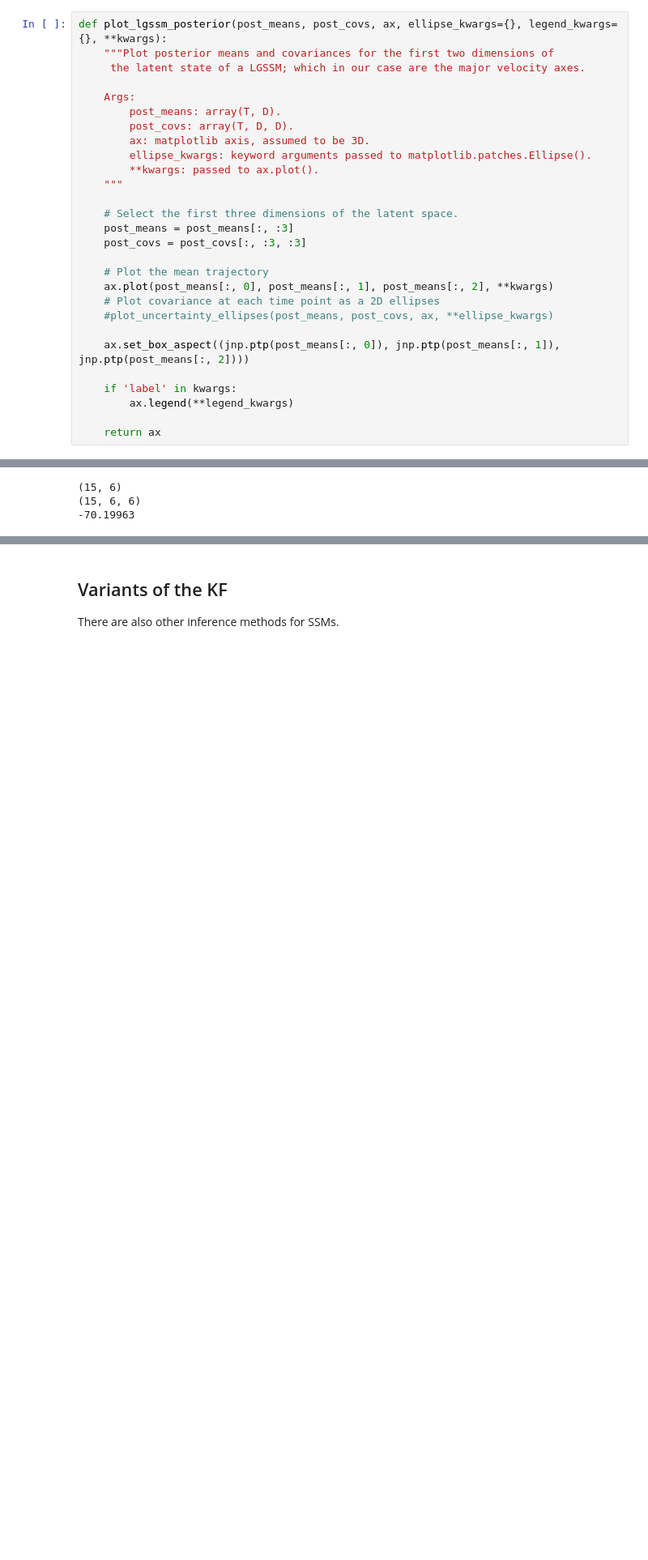
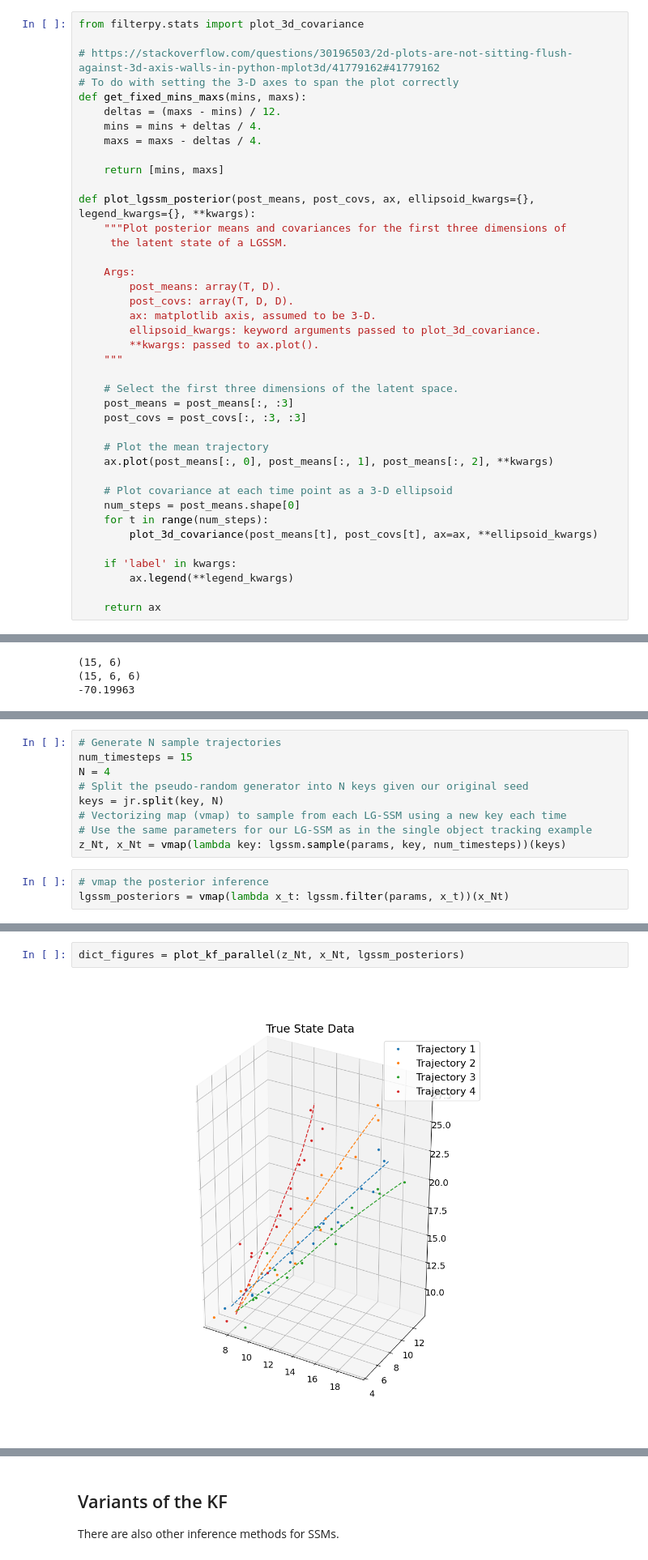
Before and after one commit to mazrk7/machine_learning_resources, a Jupyter notebook: notebooks/dynamic_bayes_nets/kalman_filter.ipynb, the cells around one changed output, grey strips where cells are left out. Shown at 81% size. Saved outputs shown, nothing was run; the diff lists cells and outputs as text; blank space fills up the shorter version.

Commit message:
Adding KF multi-object tracking code

```diff
--- a/notebooks/dynamic_bayes_nets/kalman_filter.ipynb
+++ b/notebooks/dynamic_bayes_nets/kalman_filter.ipynb
@@ -296,13 +296,24 @@ The following is a utility function taken from the 2-D object tracking example p
 # %%
-def plot_lgssm_posterior(post_means, post_covs, ax, ellipse_kwargs={}, legend_kwargs={}, **kwargs):
-    """Plot posterior means and covariances for the first two dimensions of
-     the latent state of a LGSSM; which in our case are the major velocity axes.
+from filterpy.stats import plot_3d_covariance
+
+# https://stackoverflow.com/questions/30196503/2d-plots-are-not-sitting-flush-against-3d-axis-walls-in-python-mplot3d/41779162#41779162
+# To do with setting the 3-D axes to span the plot correctly
+def get_fixed_mins_maxs(mins, maxs):
+    deltas = (maxs - mins) / 12.
+    mins = mins + deltas / 4.
+    maxs = maxs - deltas / 4.
+
+    return [mins, maxs]
+
+def plot_lgssm_posterior(post_means, post_covs, ax, ellipsoid_kwargs={}, legend_kwargs={}, **kwargs):
+    """Plot posterior means and covariances for the first three dimensions of
+     the latent state of a LGSSM.
 
     Args:
         post_means: array(T, D).
         post_covs: array(T, D, D).
-        ax: matplotlib axis, assumed to be 3D.
-        ellipse_kwargs: keyword arguments passed to matplotlib.patches.Ellipse().
+        ax: matplotlib axis, assumed to be 3-D.
+        ellipsoid_kwargs: keyword arguments passed to plot_3d_covariance.
         **kwargs: passed to ax.plot().
     """
 
@@ -312,10 +323,11 @@ def plot_lgssm_posterior(post_means, post_covs, ax, ellipse_kwargs={}, legend_kw
 
     # Plot the mean trajectory
     ax.plot(post_means[:, 0], post_means[:, 1], post_means[:, 2], **kwargs)
-    # Plot covariance at each time point as a 2D ellipses
-    #plot_uncertainty_ellipses(post_means, post_covs, ax, **ellipse_kwargs)
 
-    ax.set_box_aspect((jnp.ptp(post_means[:, 0]), jnp.ptp(post_means[:, 1]), jnp.ptp(post_means[:, 2])))
+    # Plot covariance at each time point as a 3-D ellipsoid
+    num_steps = post_means.shape[0]
+    for t in range(num_steps):
+        plot_3d_covariance(post_means[t], post_covs[t], ax=ax, **ellipsoid_kwargs)
 
     if 'label' in kwargs:
         ax.legend(**legend_kwargs)
@@ -361,0 +386,12 @@ plt.legend()
+# %%
+# Generate N sample trajectories
+num_timesteps = 15
+N = 4
+# Split the pseudo-random generator into N keys given our original seed
+keys = jr.split(key, N)
+# Vectorizing map (vmap) to sample from each LG-SSM using a new key each time
+# Use the same parameters for our LG-SSM as in the single object tracking example
+z_Nt, x_Nt = vmap(lambda key: lgssm.sample(params, key, num_timesteps))(keys)
+# %%
+# vmap the posterior inference
+lgssm_posteriors = vmap(lambda x_t: lgssm.filter(params, x_t))(x_Nt)
@@ -361,0 +453,4 @@ plt.legend()
+# %%
+dict_figures = plot_kf_parallel(z_Nt, x_Nt, lgssm_posteriors)
+# %% [output]
+[figure, added]
```
Also changed, not shown: parts of 9 cells of this notebook.
